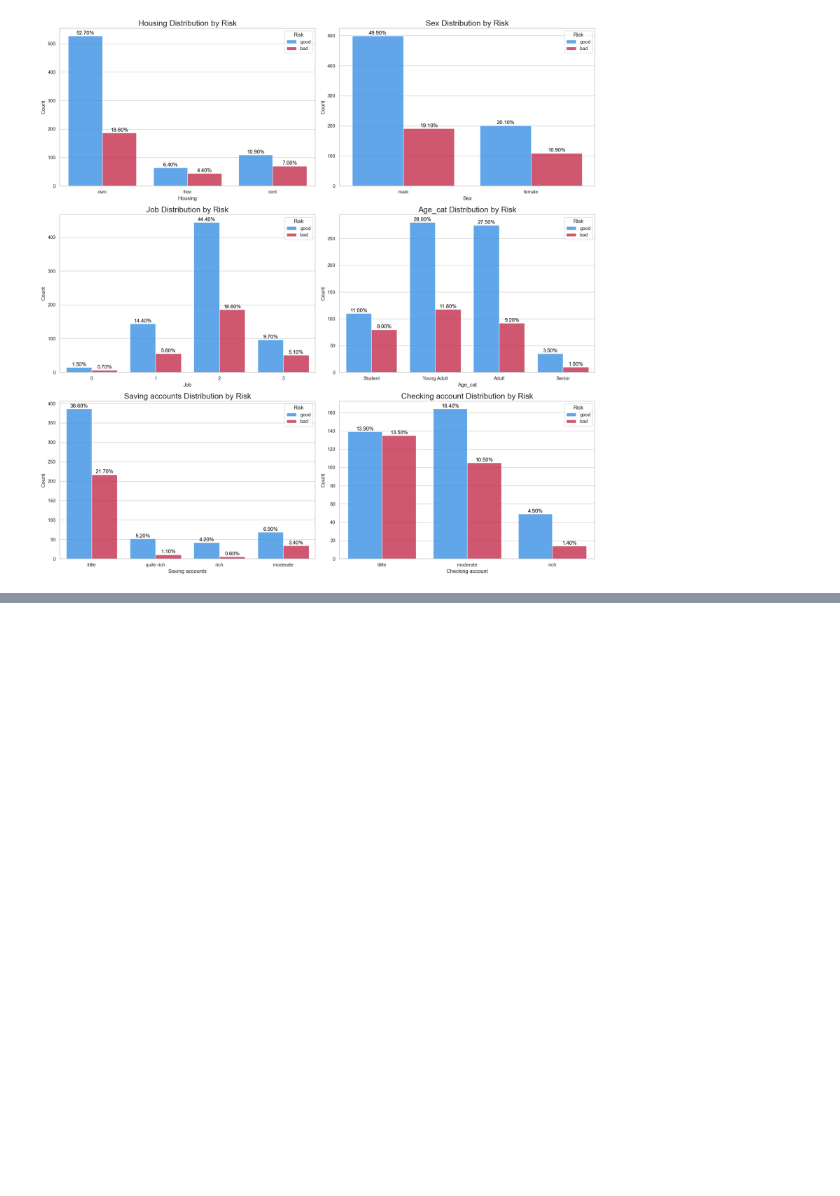
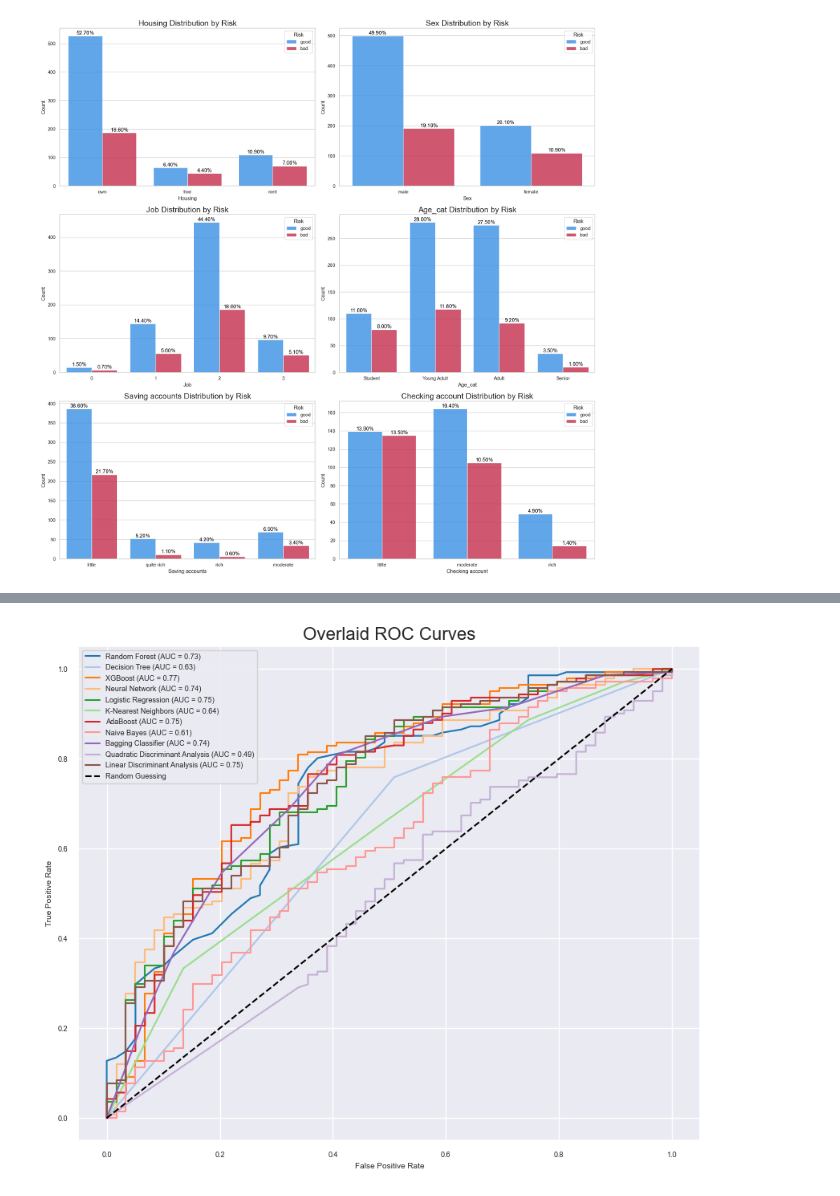
Before and after one commit to trevsauer/ADS-505_Final_Project_Team4, a Jupyter notebook: German_Credit_Risk_EDA.ipynb, the cells around one changed output, grey strips where cells are left out. Cells and saved outputs as stored; diff of their text form; code cells hidden in the pictures; blank space fills up the shorter version.

```diff
--- a/German_Credit_Risk_EDA.ipynb
+++ b/German_Credit_Risk_EDA.ipynb
@@ -521,0 +417,32 @@ for name, metrics in results.items():
+# %%
+# Initialize an empty figure
+plt.figure(figsize=(10, 8))
+
+# Choose the 'tab20' colormap
+cmap = cm.get_cmap('tab20')
+
+# Plot the ROC curves for each model
+for i, name in enumerate(roc_auc_scores.keys()):
+    fpr, tpr, _ = roc_curve(y_test, results[name]['y_pred_probs'])
+    plt.plot(fpr, tpr, label=f'{name} (AUC = {roc_auc_scores[name]:.2f})', color=cmap(i))
+
+# Plot the random guessing line
+plt.plot([0, 1], [0, 1], color='black', linestyle='--', label='Random Guessing')
+
+# Set plot labels and title
+plt.xlabel('False Positive Rate')
+plt.ylabel('True Positive Rate')
+plt.title('Overlaid ROC Curves', fontsize=16)
+plt.legend()
+
+# Save the plot to the "plots" folder
+plots_folder = 'plots'
+if not os.path.exists(plots_folder):
+    os.makedirs(plots_folder)
+plot_filename = os.path.join(plots_folder, 'overlaid_roc_curve.png')
+plt.savefig(plot_filename)
+
+# Show the plot
+plt.show()
+# %% [output]
+[figure, added]
```
Also changed, not shown: parts of 15 cells of this notebook, 11 other files.
